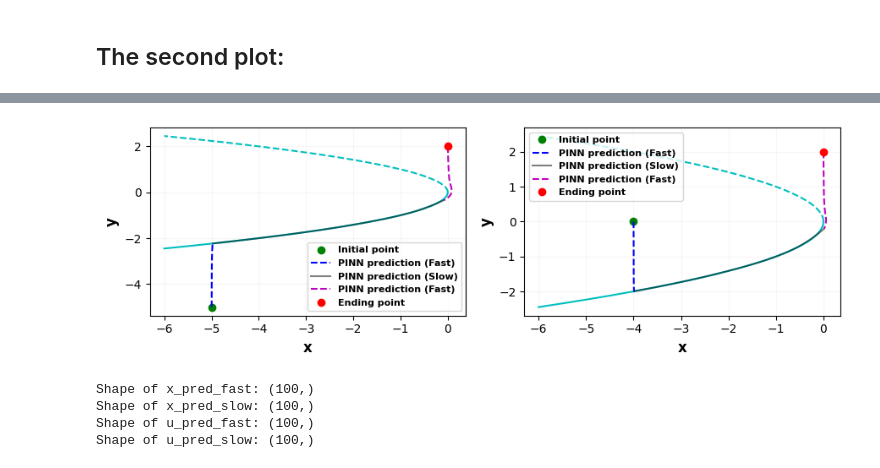
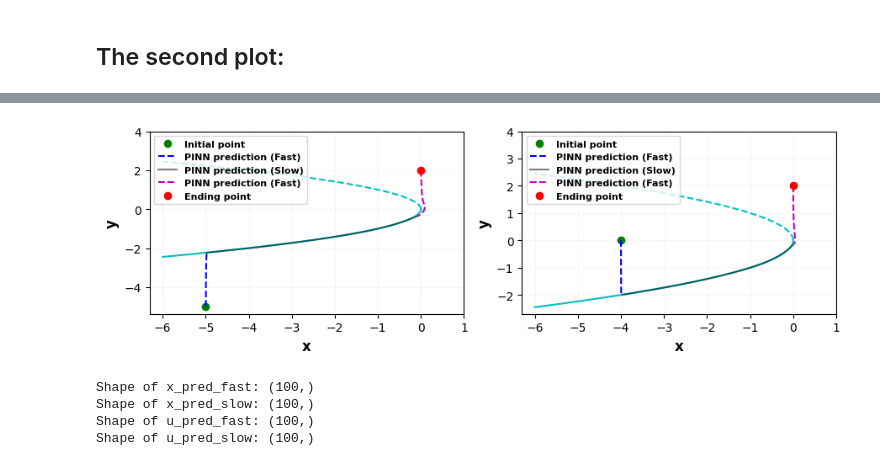
Before and after one commit to Hamid-Mofidi/PINNs_on_Multiple_timescale_dynamics, a Jupyter notebook: Nonhyperbolic/NonHyp-PINNs-3.ipynb, the cells around one changed output, grey strips where cells are left out. Drawn from its saved outputs; the diff is of its cells as text; code cells hidden in the pictures.

```diff
--- a/Nonhyperbolic/NonHyp-PINNs-3.ipynb
+++ b/Nonhyperbolic/NonHyp-PINNs-3.ipynb
@@ -512,42 +512,45 @@ ax1.plot(x_end, y_end, 'ro', label='Ending point')
 # Set labels and legend for the first subplot with thicker font
 ax1.set_xlabel('x', fontsize=12, fontweight='bold')
 ax1.set_ylabel('y', fontsize=12, fontweight='bold')
-ax1.legend(prop={'size': 8, 'weight': 'bold'}, loc='lower right')
+ax1.legend(prop={'size': 8, 'weight': 'bold'}, loc='upper left')
 ax1.grid(True, alpha=0.1)
+ax1.set_xlim( right=1)
+ax1.set_ylim(top=4)
 
 # Plot the curve with different styles in the second subplot
 ax2.plot(x_curve_below, y_curve_below, 'c-')  # Solid line below the origin
 ax2.plot(x_curve_above, y_curve_above, 'c--')  # Dashed line above the origin
 
 # Plot for the initial and predicted points
 ax2.plot(u_init, v_init, 'go', label='Initial point')
 ax2.plot(u_pred_fast, v_pred_fast, 'b--', label='PINN prediction (Fast)')
 ax2.plot(u_pred_slow, v_pred_slow, 'k-', label='PINN prediction (Slow)', alpha=0.5)
 ax2.plot(u_pred_fast2, v_pred_fast2, 'm--', label='PINN prediction (Fast)')
 ax2.plot(u_end, v_end, 'ro', label='Ending point')
 
 # Set labels and legend for the second subplot with thicker font
 ax2.set_xlabel('x', fontsize=12, fontweight='bold')
 ax2.set_ylabel('y', fontsize=12, fontweight='bold')
 ax2.legend(prop={'size': 8, 'weight': 'bold'}, loc='upper left')
 ax2.grid(True, alpha=0.1)
+ax2.set_xlim( right=1)
+ax2.set_ylim(top=4)
 
-# Adjust layout and show the figure
 plt.tight_layout()
 plt.show()
 
 # Print the shapes of the prediction arrays
 shape_x_pred_fast = x_pred_fast.shape
 print("Shape of x_pred_fast:", shape_x_pred_fast)
 shape_x_pred_slow = x_pred_slow.shape
 print("Shape of x_pred_slow:", shape_x_pred_slow)
 
 shape_u_pred_fast = u_pred_fast.shape
 print("Shape of u_pred_fast:", shape_u_pred_fast)
 shape_u_pred_slow = u_pred_slow.shape
 print("Shape of u_pred_slow:", shape_u_pred_slow)
 # %% [output]
-[figure, old version]
+[figure, new version]
 Shape of x_pred_fast: (100,)
 Shape of x_pred_slow: (100,)
 Shape of u_pred_fast: (100,)
```
Also changed, not shown: parts of 3 cells of this notebook.
